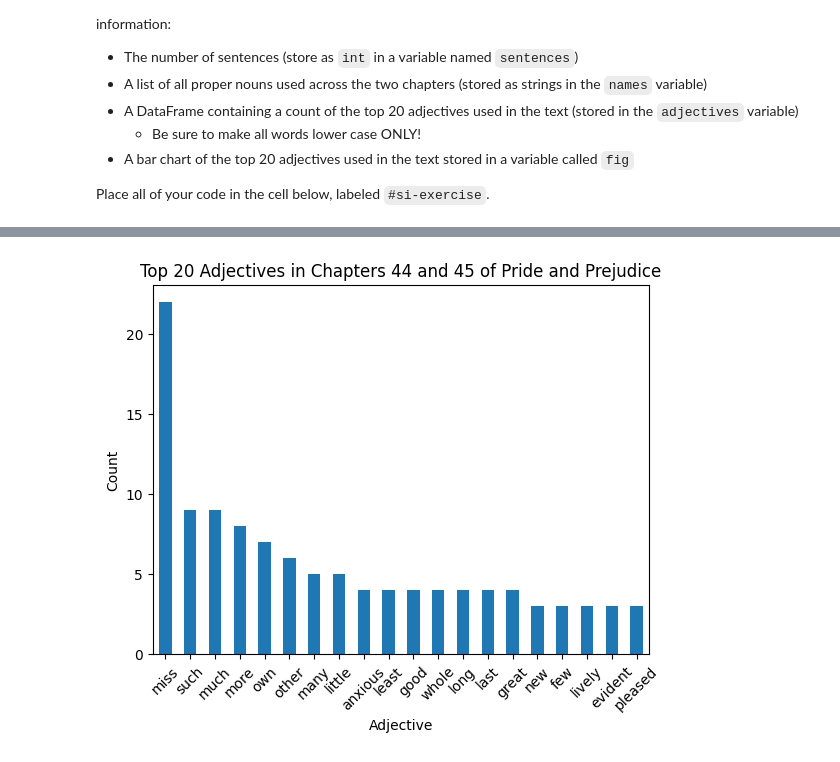
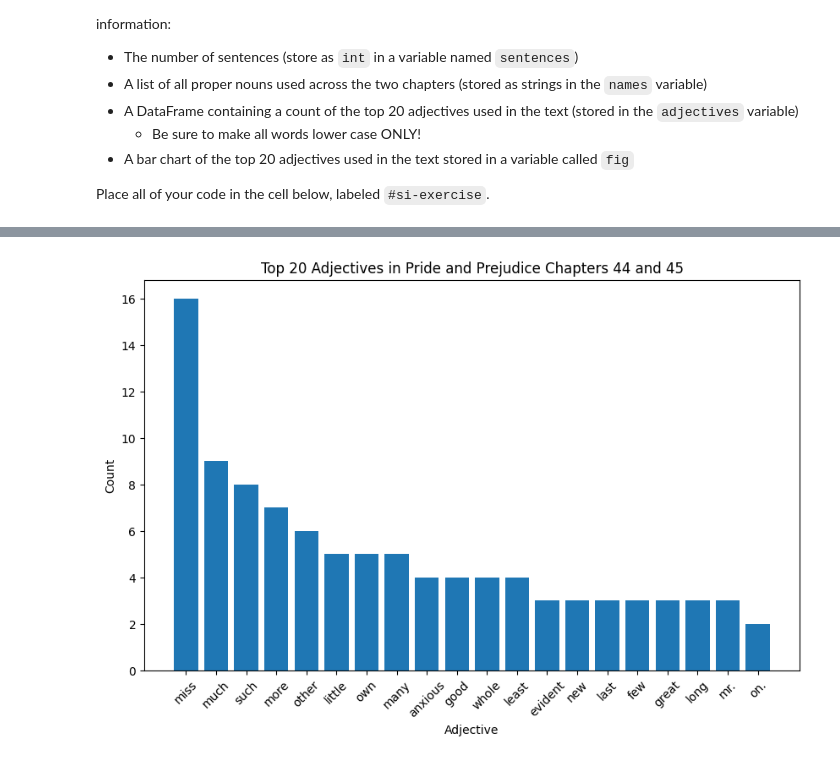
Before and after one commit to kelleespringer/econ8320-assignment-12, a Jupyter notebook: Lesson.ipynb, the cells around one changed output, grey strips where cells are left out. Saved outputs shown, nothing was run; the diff lists cells and outputs as text; code cells hidden in the pictures.

```diff
--- a/Lesson.ipynb
+++ b/Lesson.ipynb
@@ -216,45 +216,53 @@ Place all of your code in the cell below, labeled `#si-exercise`.
 # %%
 #si-exercise
 import pandas as pd
-from collections import Counter
 import matplotlib.pyplot as plt
-from nltk.corpus import stopwords
-from nltk.tokenize import sent_tokenize, word_tokenize
-from nltk import pos_tag, ne_chunk
-from nltk.corpus import wordnet
-import requests # Import requests to fetch data from URL
 
 # Sample text from chapters 44 and 45 of Pride and Prejudice
 url = "https://raw.githubusercontent.com/dustywhite7/Econ8320/refs/heads/master/AssignmentData/prideAndPrejudiceChapters.txt"
 text = requests.get(url).text # Fetch the text content from the URL
 
-# Tokenize the text into sentences
-sentences_list = sent_tokenize(text)
-sentences = len(sentences_list)
+sentences = text.split(".")
+
+# Count the number of sentences
+sentences = len(sentences)
 
 # Tokenize the text into words
-words = word_tokenize(text.lower())
+words = text.split()
 
-# Find all proper nouns
-tagged_words = pos_tag(words)
-names = [word for word, pos in tagged_words if pos == 'NNP']
+# Convert all words to lowercase
+words = [word.lower() for word in words]
 
-# Find all adjectives
-adjectives = [word for word, pos in tagged_words if pos.startswith('JJ')]
+# Identify proper nouns using a simple heuristic (capitalized words)
+names = [word for word in words if word.istitle()]
 
-# Count the top 20 adjectives
-adjectives_counts = Counter(adjectives).most_common(20)
-adjectives_df = pd.DataFrame(adjectives_counts, columns=['adjective', 'count'])
+# Identify adjectives using NLTK
+import nltk
+from nltk.corpus import wordnet
+
+nltk.download('averaged_perceptron_tagger')
+
+# Tag the words with their part-of-speech
+pos_tags = nltk.pos_tag(words)
+
+# Extract adjectives
+adjectives = [word for word, tag in pos_tags if tag.startswith('JJ')]
+
+# Count the frequency of adjectives
+adjective_counts = pd.Series(adjectives).value_counts()
+
+# Get the top 20 most frequent adjectives
+top_adjectives = adjective_counts.head(20)
+
+# Create a DataFrame of the top 20 adjectives
+adjectives = pd.DataFrame({'adjective': top_adjectives.index, 'count': top_adjectives.values})
 
 # Create a bar chart of the top 20 adjectives
-fig, ax = plt.subplots()
-adjectives_df.plot(kind='bar', x='adjective', y='count', ax=ax, legend=False)
-ax.set_title('Top 20 Adjectives in Chapters 44 and 45 of Pride and Prejudice')
+fig, ax = plt.subplots(figsize=(10, 6))
+ax.bar(adjectives['adjective'], adjectives['count'])
 ax.set_xlabel('Adjective')
 ax.set_ylabel('Count')
-plt.xticks(rotation=45)
+ax.set_title('Top 20 Adjectives in Pride and Prejudice Chapters 44 and 45')
+ax.tick_params(axis='x', rotation=45)
 plt.show()
-
-# Store the variables
-adjectives = adjectives_df
 # %% [output]
@@ -261 +273 @@ adjectives = adjectives_df
-[figure, old version]
+[figure, new version]
```
Also changed, not shown: parts of 1 cell of this notebook.
